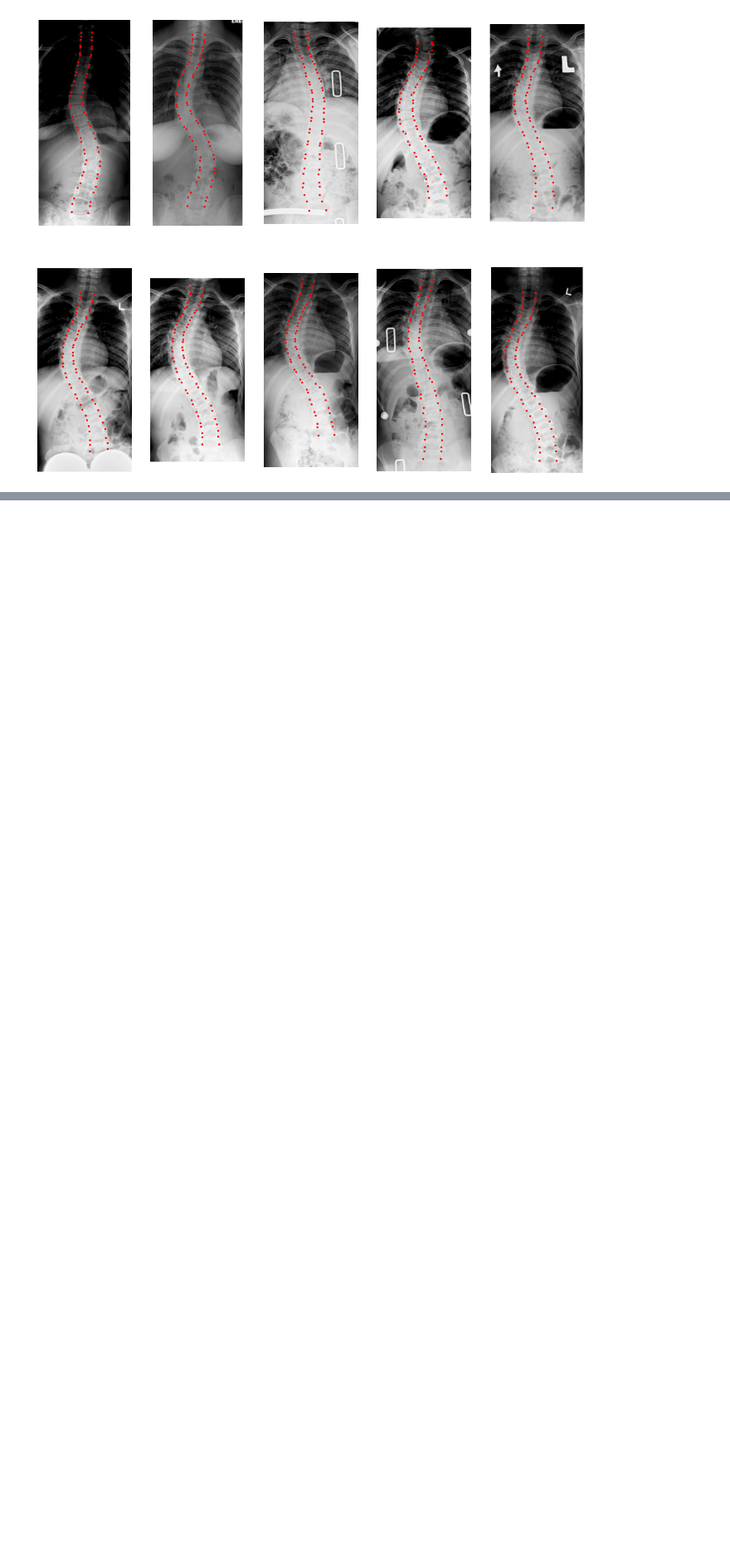
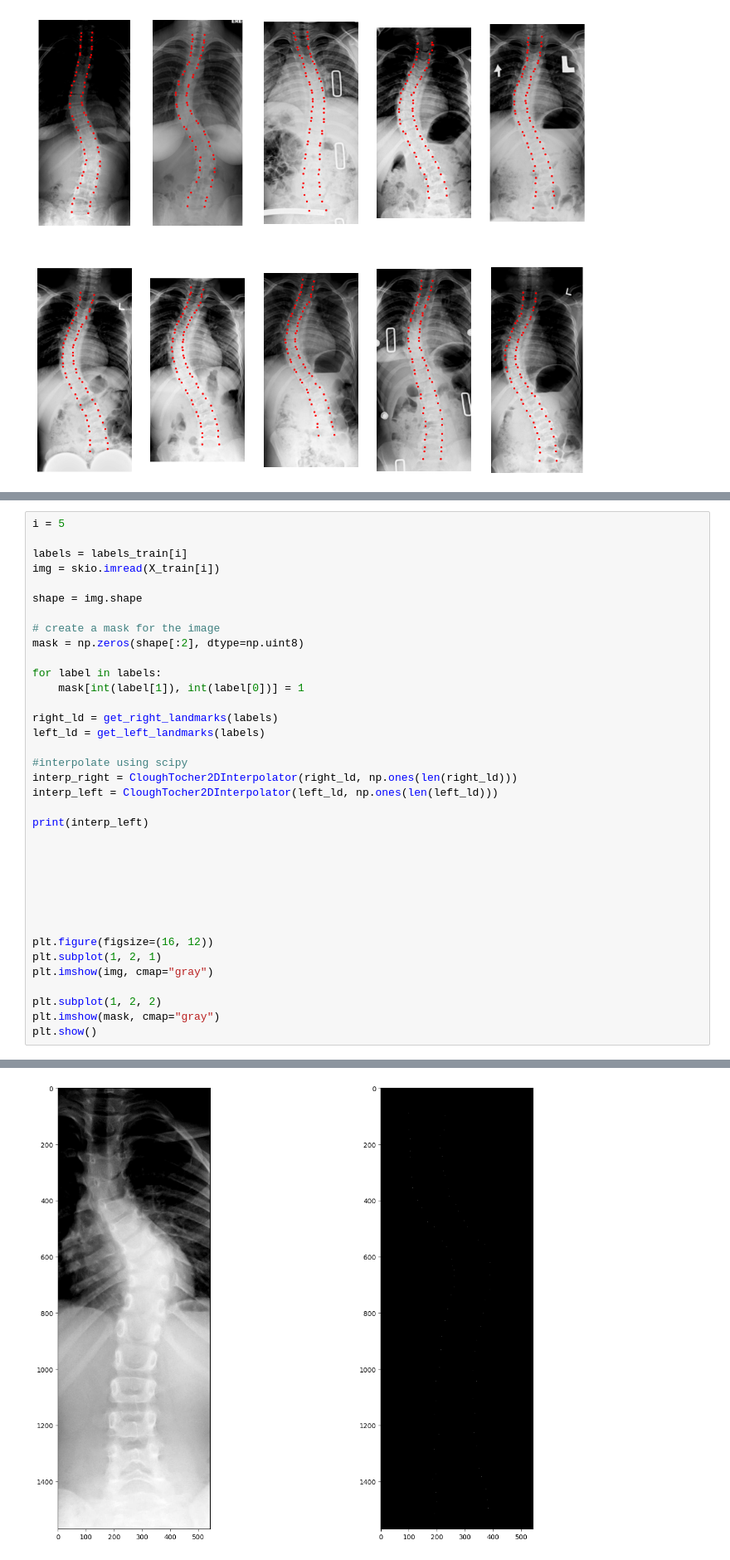
Before and after one commit to MalecotJeanne/PROJECT--Deep-Learning-Based-Landmark-Detection-on-Spine-Images, a Jupyter notebook: Experiments.ipynb, the cells around one changed output, grey strips where cells are left out. Shown at 83% size. Saved outputs shown, nothing was run; the diff lists cells and outputs as text; blank space fills up the shorter version.

```diff
--- a/Experiments.ipynb
+++ b/Experiments.ipynb
@@ -107,0 +111,37 @@ for i in range(10):
+# %%
+i = 5
+
+labels = labels_train[i]
+img = skio.imread(X_train[i])
+
+shape = img.shape
+
+# create a mask for the image
+mask = np.zeros(shape[:2], dtype=np.uint8)
+
+for label in labels:
+    mask[int(label[1]), int(label[0])] = 1
+
+right_ld = get_right_landmarks(labels)
+left_ld = get_left_landmarks(labels)
+
+#interpolate using scipy
+interp_right = CloughTocher2DInterpolator(right_ld, np.ones(len(right_ld)))
+interp_left = CloughTocher2DInterpolator(left_ld, np.ones(len(left_ld)))
+
+print(interp_left)
+
+
+
+
+
+
+
+plt.figure(figsize=(16, 12))
+plt.subplot(1, 2, 1)
+plt.imshow(img, cmap="gray")
+
+plt.subplot(1, 2, 2)
+plt.imshow(mask, cmap="gray")
+plt.show()
+# %% [output]
@@ -107,0 +149 @@ for i in range(10):
+[figure, added]
```
Also changed, not shown: parts of 6 cells of this notebook, 7 other files.
